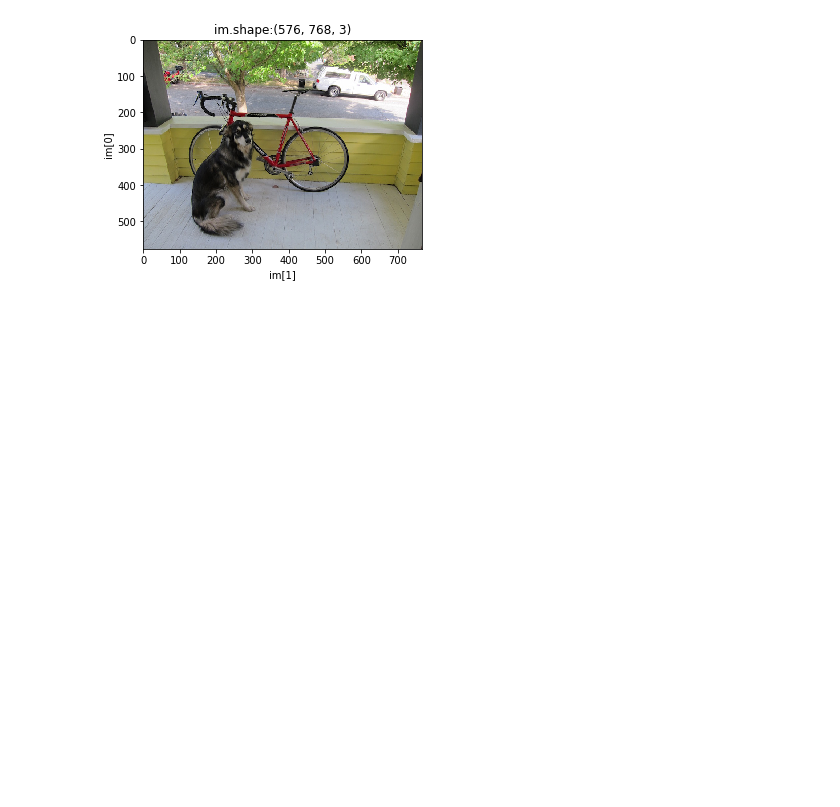
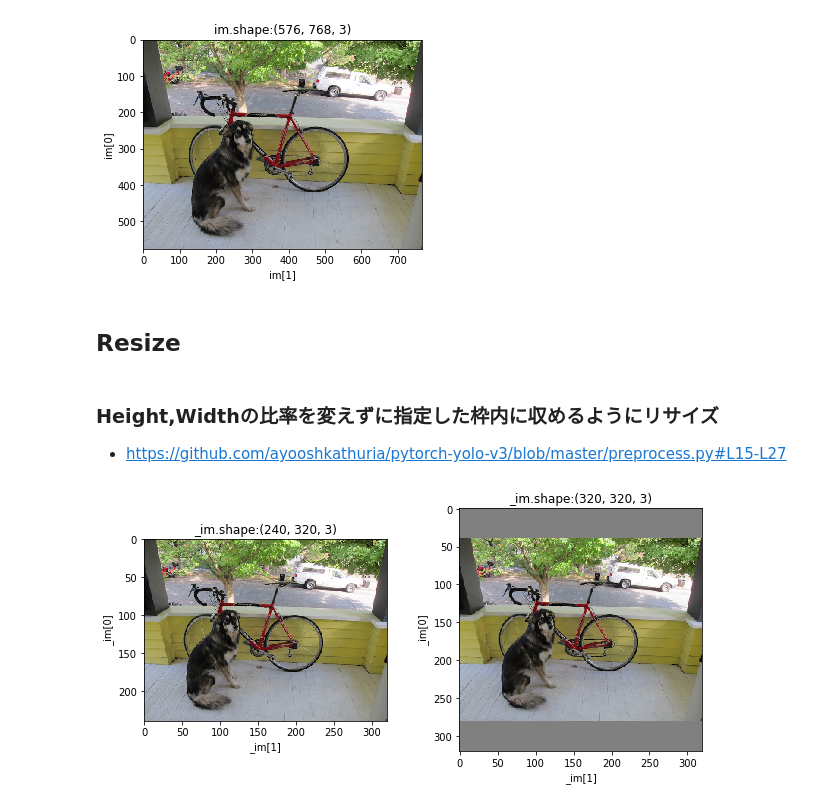
Before and after one commit to pollenjp/OpenCV-Template, a Jupyter notebook: notebooks/OpenCV Template.ipynb, the cells around one changed output. Cells and saved outputs as stored; diff of their text form; code cells hidden in the pictures; blank space fills up the shorter version.

Commit message:
Update Height,Widthの比率を変えずに指定した枠内に収めるようにリサイズ

```diff
--- a/notebooks/OpenCV Template.ipynb
+++ b/notebooks/OpenCV Template.ipynb
@@ -60,3 +62,55 @@ im.shape : (576, 768, 3)
 |     576 |     768 |       3 |
 -------------------------------
 [figure]
+# %% [markdown]
+## Resize
+# %% [markdown]
+### Height,Widthの比率を変えずに指定した枠内に収めるようにリサイズ
+
+- https://github.com/ayooshkathuria/pytorch-yolo-v3/blob/master/preprocess.py#L15-L27
+# %%
+################################################################################
+########################################
+# Height,Widthの比率を変えずに指定した枠内に収めるようにリサイズ
+_filepath = str(img_Path / "dog.jpg")
+im = cv2.imread(filename=_filepath)
+im = cv2.cv2.cvtColor(im, cv2.COLOR_BGR2RGB)
+
+im_h, im_w = im.shape[0], im.shape[1]
+w, h = (320, 320)
+
+new_w = int(im_w * min(w/im_w, h/im_h))
+new_h = int(im_h * min(w/im_w, h/im_h))
+
+resized_image = cv2.resize(im, (new_w,new_h), interpolation = cv2.INTER_CUBIC)
+
+########################################
+# 枠内の空いたスペースをRGB=(128,128,128)で埋める
+canvas = np.full((w, h, 3), 128)
+canvas[(h-new_h)//2:(h-new_h)//2 + new_h,(w-new_w)//2:(w-new_w)//2 + new_w,  :] = resized_image
+
+################################################################################
+# Plot
+fig = plt.figure(figsize=(10,5))
+nrows, ncols, idx = 1, 2, 0
+####################
+idx += 1
+_im = resized_image
+ax = fig.add_subplot(nrows, ncols, idx)
+ax.imshow(_im)
+ax.set_title(label="_im.shape:{}".format(_im.shape))
+ax.set_xlabel(xlabel="_im[1]")
+ax.set_ylabel(ylabel="_im[0]")
+####################
+idx += 1
+_im = canvas
+ax = fig.add_subplot(nrows, ncols, idx)
+ax.imshow(_im)
+ax.set_title(label="_im.shape:{}".format(_im.shape))
+ax.set_xlabel(xlabel="_im[1]")
+ax.set_ylabel(ylabel="_im[0]")
+####################
+plt.subplots_adjust(wspace=0.3, hspace=0.3)
+plt.show()
+# %% [output]
+[figure, added]
```
Also changed, not shown: parts of 3 cells of this notebook.
